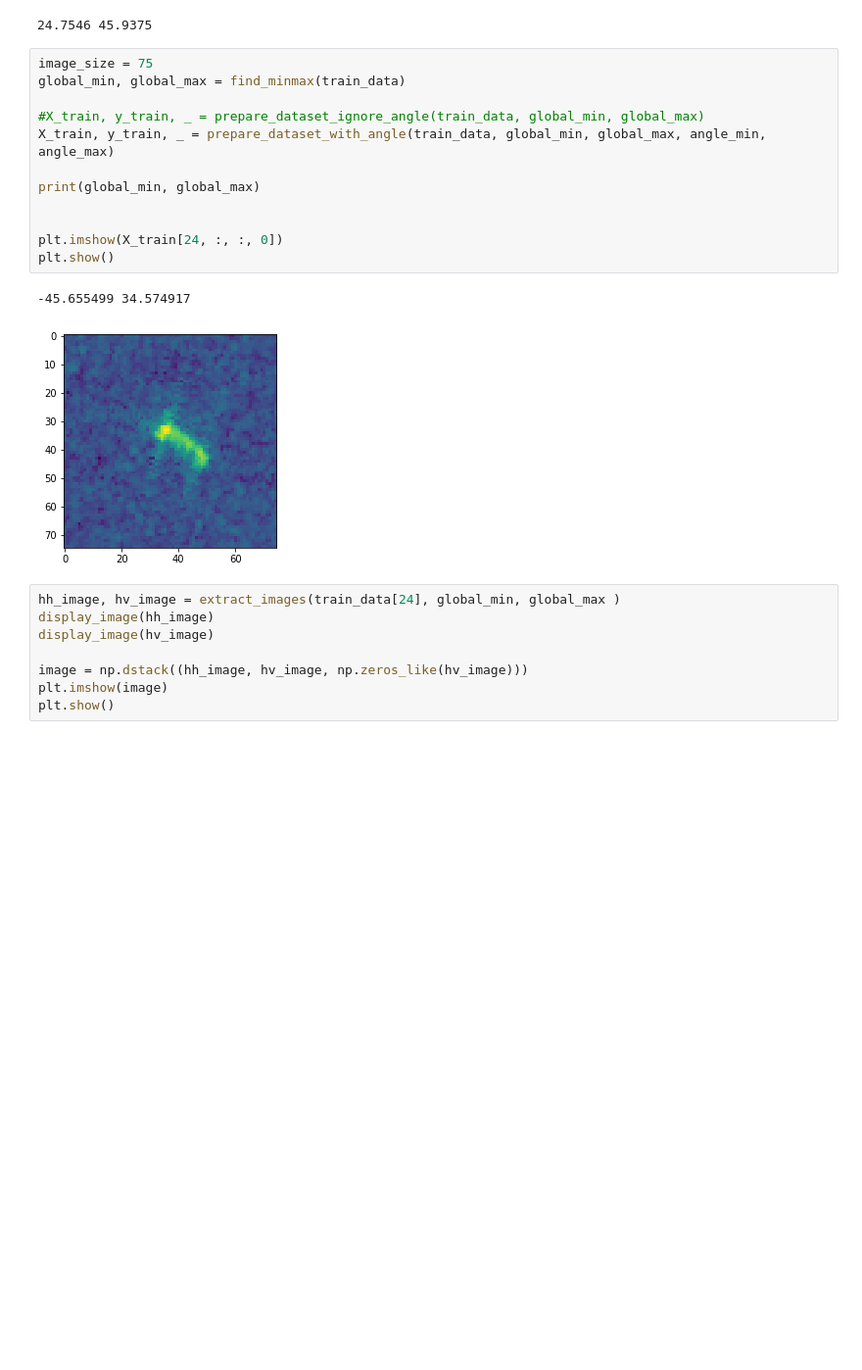
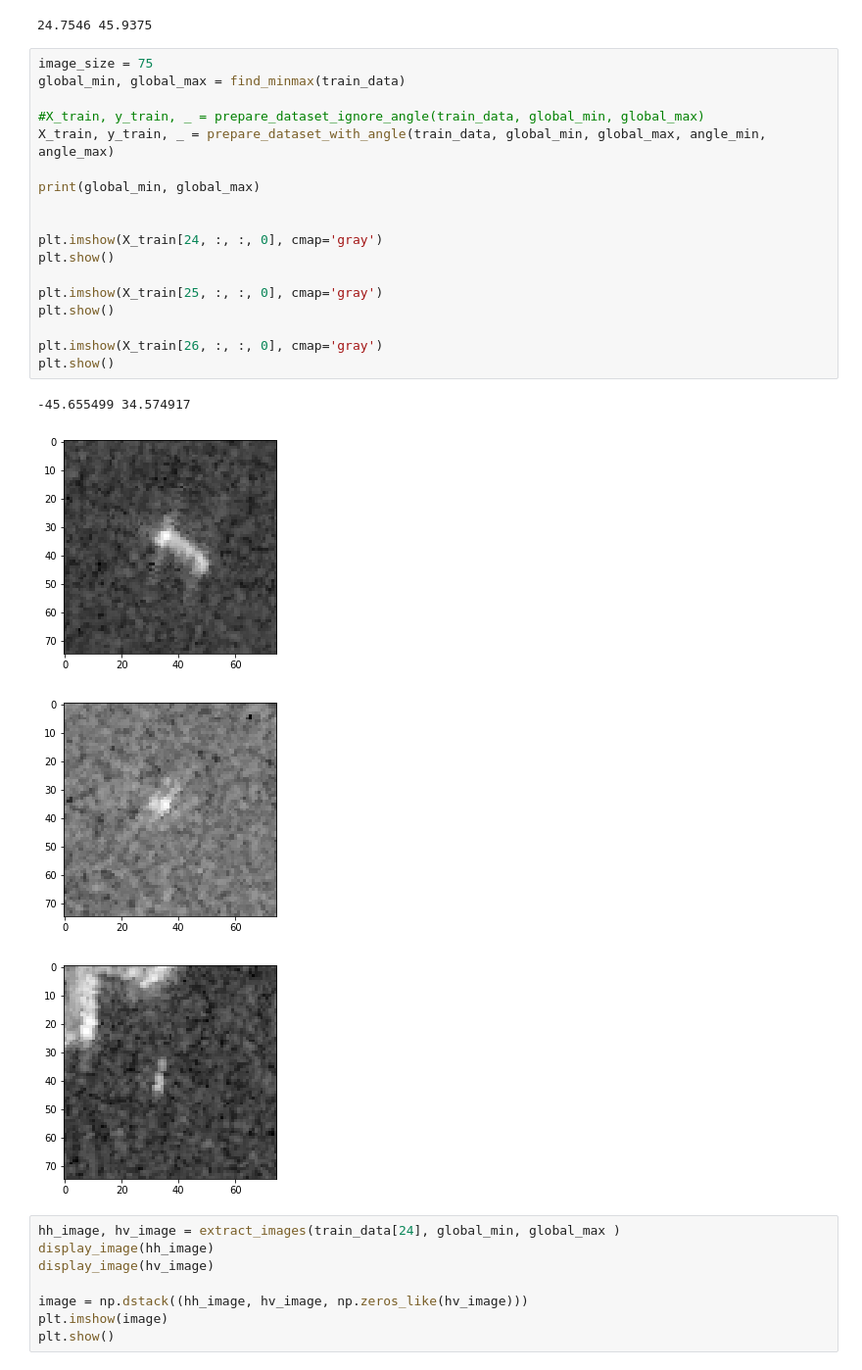
Before and after one commit to alexeysas/ml--Iceberg-classifier, a Jupyter notebook: main.ipynb, the cells around one changed output. Shown: that part at 98% size. Cells and saved outputs as stored; diff of their text form; blank space fills up the shorter version.

```diff
--- a/main.ipynb
+++ b/main.ipynb
@@ -100,18 +108,26 @@ print(angle_min, angle_max)
 # %%
 image_size = 75
 global_min, global_max = find_minmax(train_data)
 
 #X_train, y_train, _ = prepare_dataset_ignore_angle(train_data, global_min, global_max)
 X_train, y_train, _ = prepare_dataset_with_angle(train_data, global_min, global_max, angle_min, angle_max)
 
 print(global_min, global_max)
 
 
-plt.imshow(X_train[24, :, :, 0])
+plt.imshow(X_train[24, :, :, 0], cmap='gray')
 plt.show()
+
+plt.imshow(X_train[25, :, :, 0], cmap='gray')
+plt.show()
+
+plt.imshow(X_train[26, :, :, 0], cmap='gray')
+plt.show()
 # %% [output]
 -45.655499 34.574917
-[figure, old version]
+[figure, new version]
+[figure, added]
+[figure, added]
 # %%
 hh_image, hv_image = extract_images(train_data[24], global_min, global_max )
 display_image(hh_image)
```
Also changed, not shown: parts of 11 cells of this notebook, 2 other files.
